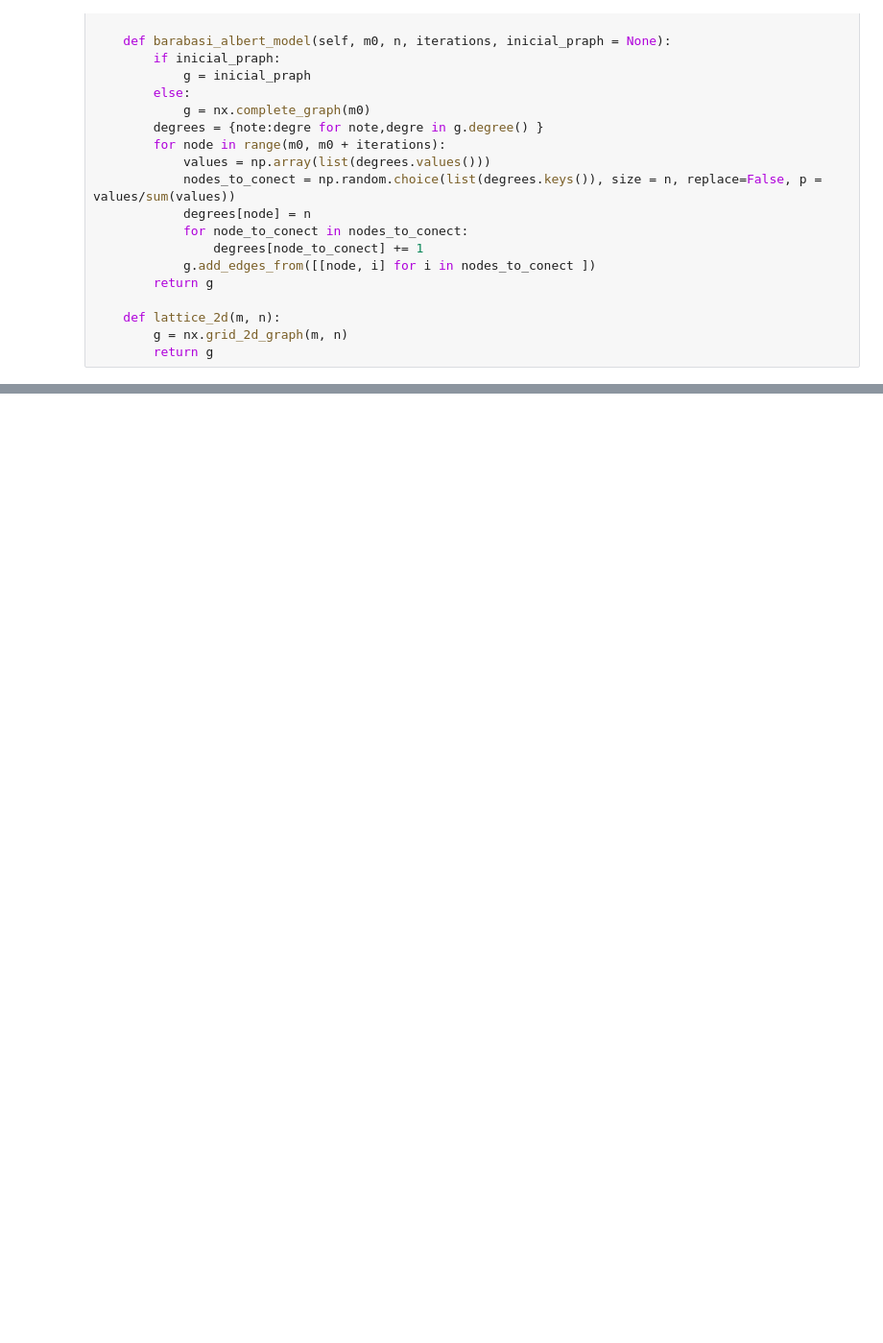
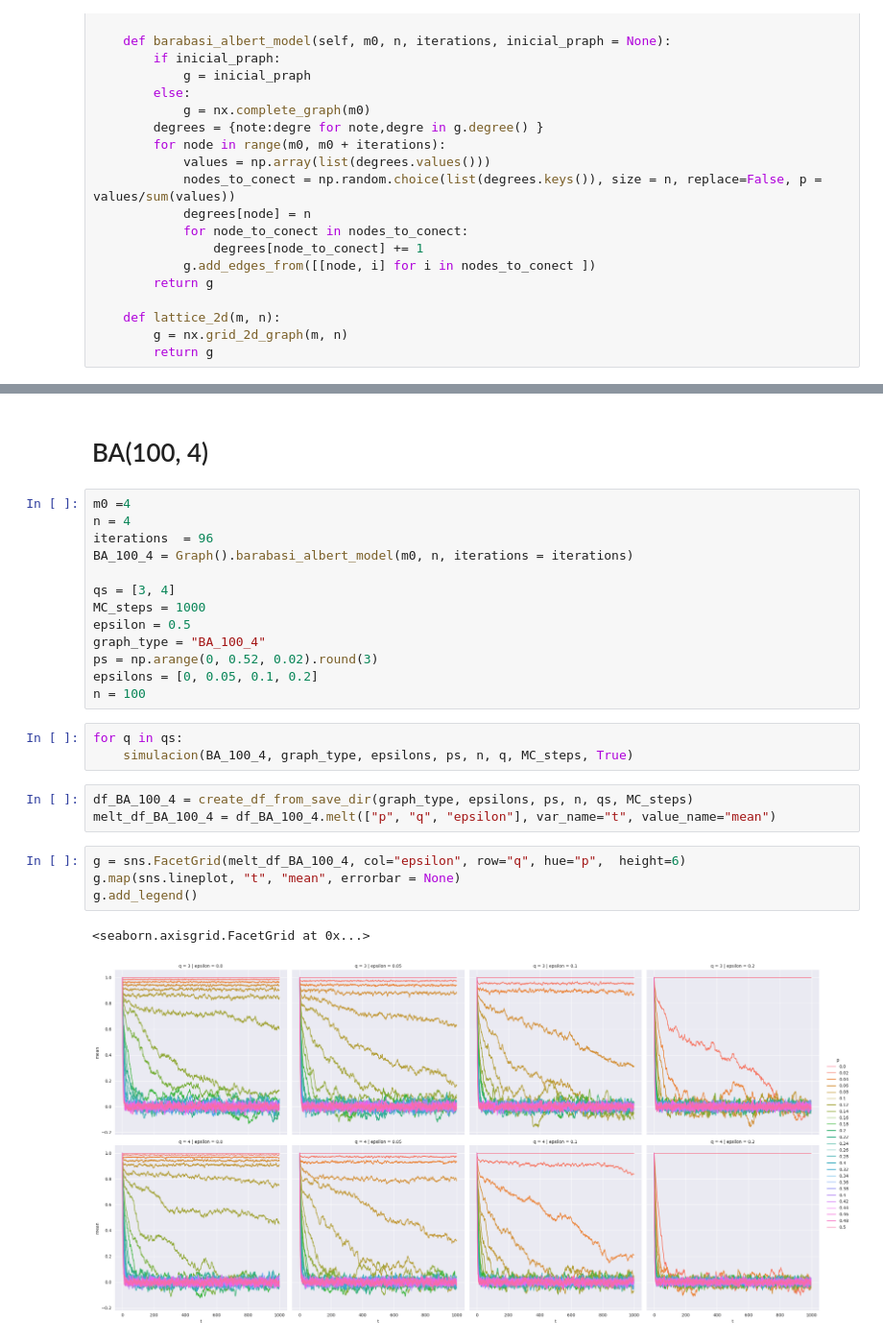
Before and after one commit to meluzyn100/DPOCN, a Jupyter notebook: labs/list_6/list_6.ipynb, the cells around one changed output, grey strips where cells are left out. Shown at 96% size. Cells and saved outputs as stored; diff of their text form; blank space fills up the shorter version.

```diff
--- a/labs/list_6/list_6.ipynb
+++ b/labs/list_6/list_6.ipynb
@@ -184,0 +202,28 @@ np.save(f"save_array/{save_array_name}",save_array)
+# %% [markdown]
+# BA(100, 4)
+# %%
+m0 =4
+n = 4
+iterations  = 96
+BA_100_4 = Graph().barabasi_albert_model(m0, n, iterations = iterations)
+
+qs = [3, 4]
+MC_steps = 1000
+epsilon = 0.5
+graph_type = "BA_100_4"
+ps = np.arange(0, 0.52, 0.02).round(3)
+epsilons = [0, 0.05, 0.1, 0.2]
+n = 100
+# %%
+for q in qs:
+    simulacion(BA_100_4, graph_type, epsilons, ps, n, q, MC_steps, True)
+# %%
+df_BA_100_4 = create_df_from_save_dir(graph_type, epsilons, ps, n, qs, MC_steps)
+melt_df_BA_100_4 = df_BA_100_4.melt(["p", "q", "epsilon"], var_name="t", value_name="mean")
+# %%
+g = sns.FacetGrid(melt_df_BA_100_4, col="epsilon", row="q", hue="p",  height=6)
+g.map(sns.lineplot, "t", "mean", errorbar = None)
+g.add_legend()
+# %% [output]
+<seaborn.axisgrid.FacetGrid at 0x...>
+[figure, added]
```
Also changed, not shown: parts of 24 cells of this notebook.
